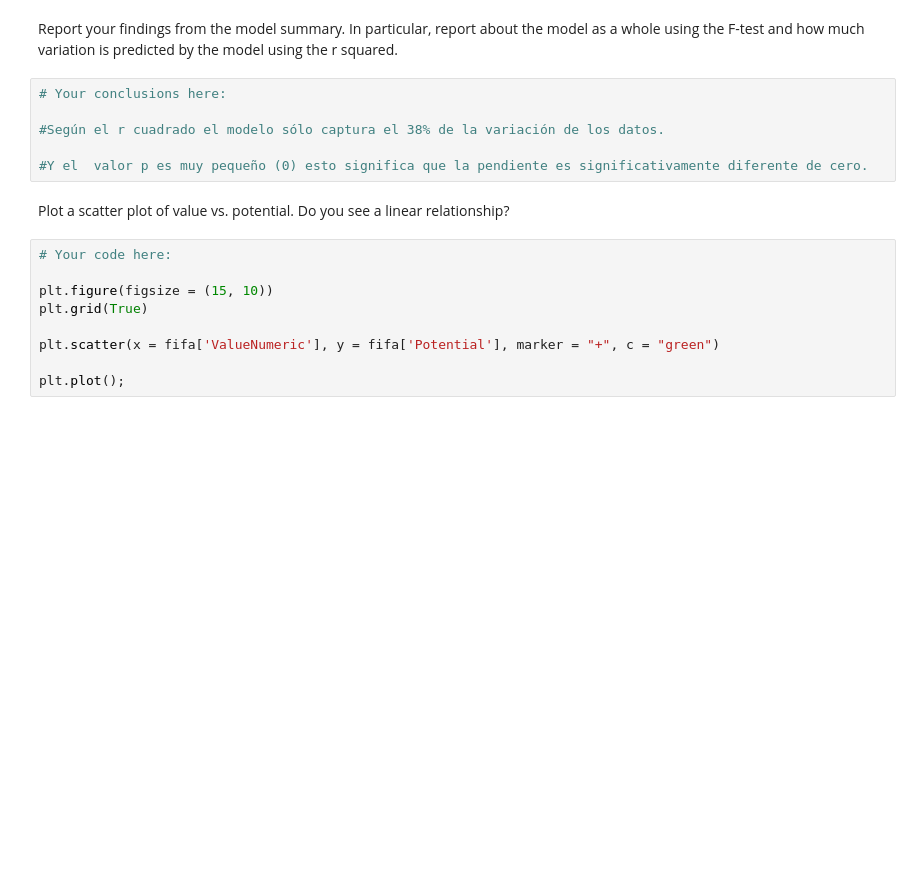
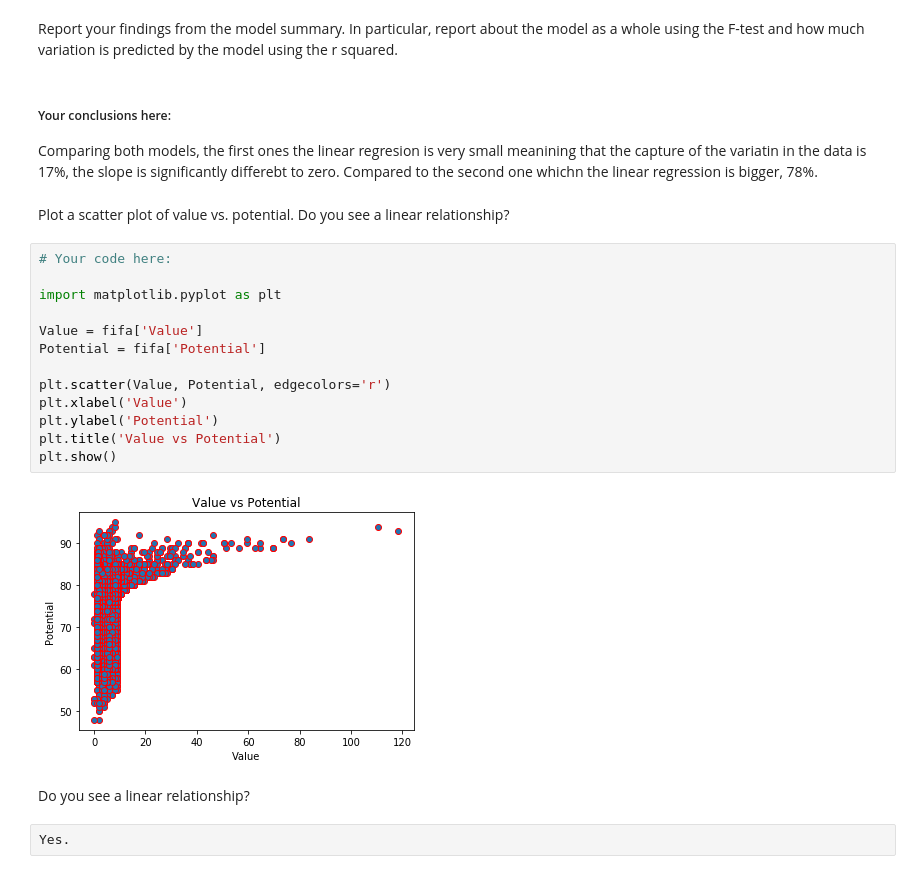
Before and after one commit to NSG2019/data-labs, a Jupyter notebook: module-2/lab-correlation-tests-with-scipy/your-code/main.ipynb, the cells around one changed output. Drawn from its saved outputs; the diff is of its cells as text; blank space fills up the shorter version.

```diff
--- a/module-2/lab-correlation-tests-with-scipy/your-code/main.ipynb
+++ b/module-2/lab-correlation-tests-with-scipy/your-code/main.ipynb
@@ -319,19 +346,27 @@ Warnings:
 # %% [markdown]
 Report your findings from the model summary. In particular, report about the model as a whole using the F-test and how much variation is predicted by the model using the r squared.
-# %%
-# Your conclusions here:
-
-#Según el r cuadrado el modelo sólo captura el 38% de la variación de los datos.
-
-#Y el  valor p es muy pequeño (0) esto significa que la pendiente es significativamente diferente de cero.
+# %% [markdown]
+##### Your conclusions here:
+
+Comparing both models, the first ones the linear regresion is very small meanining that the capture of the variatin in the data is 17%, the slope is significantly differebt to zero. Compared to the second one whichn the linear regression is bigger, 78%.
 # %% [markdown]
 Plot a scatter plot of value vs. potential. Do you see a linear relationship?
-# %%
-# Your code here:
-
-plt.figure(figsize = (15, 10))
-plt.grid(True)
-
-plt.scatter(x = fifa['ValueNumeric'], y = fifa['Potential'], marker = "+", c = "green")
-
-plt.plot();
+# %%
+# Your code here:
+
+import matplotlib.pyplot as plt
+
+Value = fifa['Value']
+Potential = fifa['Potential']
+
+plt.scatter(Value, Potential, edgecolors='r')
+plt.xlabel('Value')
+plt.ylabel('Potential')
+plt.title('Value vs Potential')
+plt.show()
+# %% [output]
+[figure, added]
+# %% [markdown]
+ Do you see a linear relationship?
+# %%
+Yes.
```
Also changed, not shown: parts of 31 cells of this notebook.
